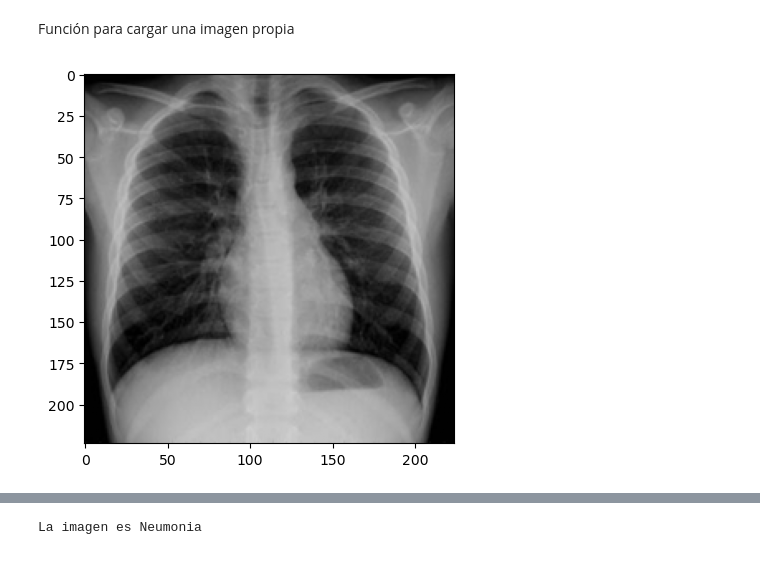
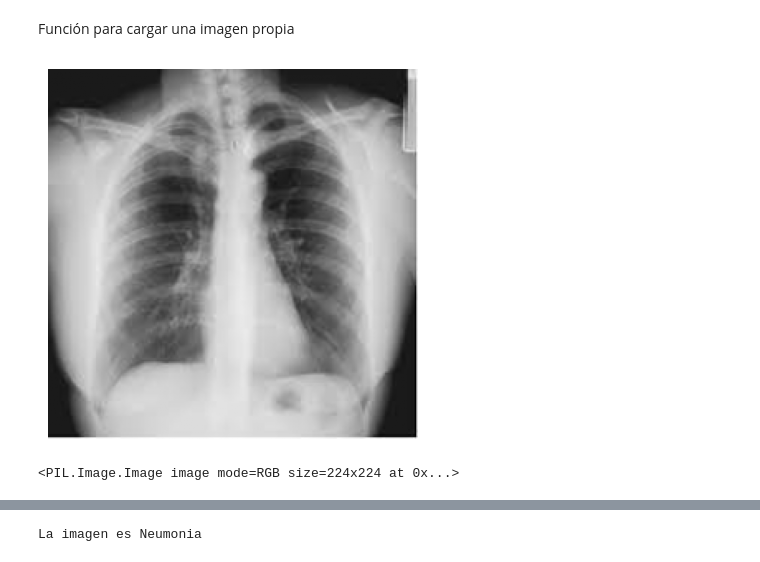
Before and after one commit to Salome-Miguel/MachineLearning-Rayos-X, a Jupyter notebook: chestpneumonia-p.ipynb, the cells around one changed output, grey strips where cells are left out. Cells and saved outputs as stored; diff of their text form; code cells hidden in the pictures.

```diff
--- a/chestpneumonia-p.ipynb
+++ b/chestpneumonia-p.ipynb
@@ -285,17 +327,23 @@ plt.show()
 # %% [markdown]
 Función para cargar una imagen propia
 # %%
-url = 'https://faros.hsjdbcn.org/sites/default/files/styles/ficha-contenido/public/radiografia_de_torax_-_imagen_-.jpg?itok=-Nikjhh3'
+# url = 'https://www.livemed.in/media/images/radiografiaToraxSignoSiluetaPositivo.width-720.jpg'
+url = 'https://encrypted-tbn0.gstatic.com/images?q=tbn:ANd9GcRiZ0UFo_jOO6gFmZFqY4Wf0t_KsUJKHBYjsA&usqp=CAU'
 response = requests.get(url, stream=True)
-response.raw.decode_content = True                    # Redimensionar imagen al tamaño de entrada del modelo
+response.raw.decode_content = True
+# Redimensionar imagen al tamaño de entrada del modelo
 img = Image.open(response.raw).resize((224, 224))
 # Convertir imagen a un array y normalizar valores de pixel entre 0 y 1
 img_array = np.array(img) / 255.0
 # Agregar una dimensión adicional para representar el lote
 img_array = np.expand_dims(img_array, axis=0)
 plt.imshow(img_array[0])
+plt.axis('off')
 plt.show()
+
+print(img)
 # %% [output]
-[figure, old version]
+[figure, new version]
+<PIL.Image.Image image mode=RGB size=224x224 at 0x...>
 # %%
 # Cargar el modelo pre-entrenado y hacer una predicción en la imagen de entrada
```
Also changed, not shown: parts of 19 cells of this notebook.
